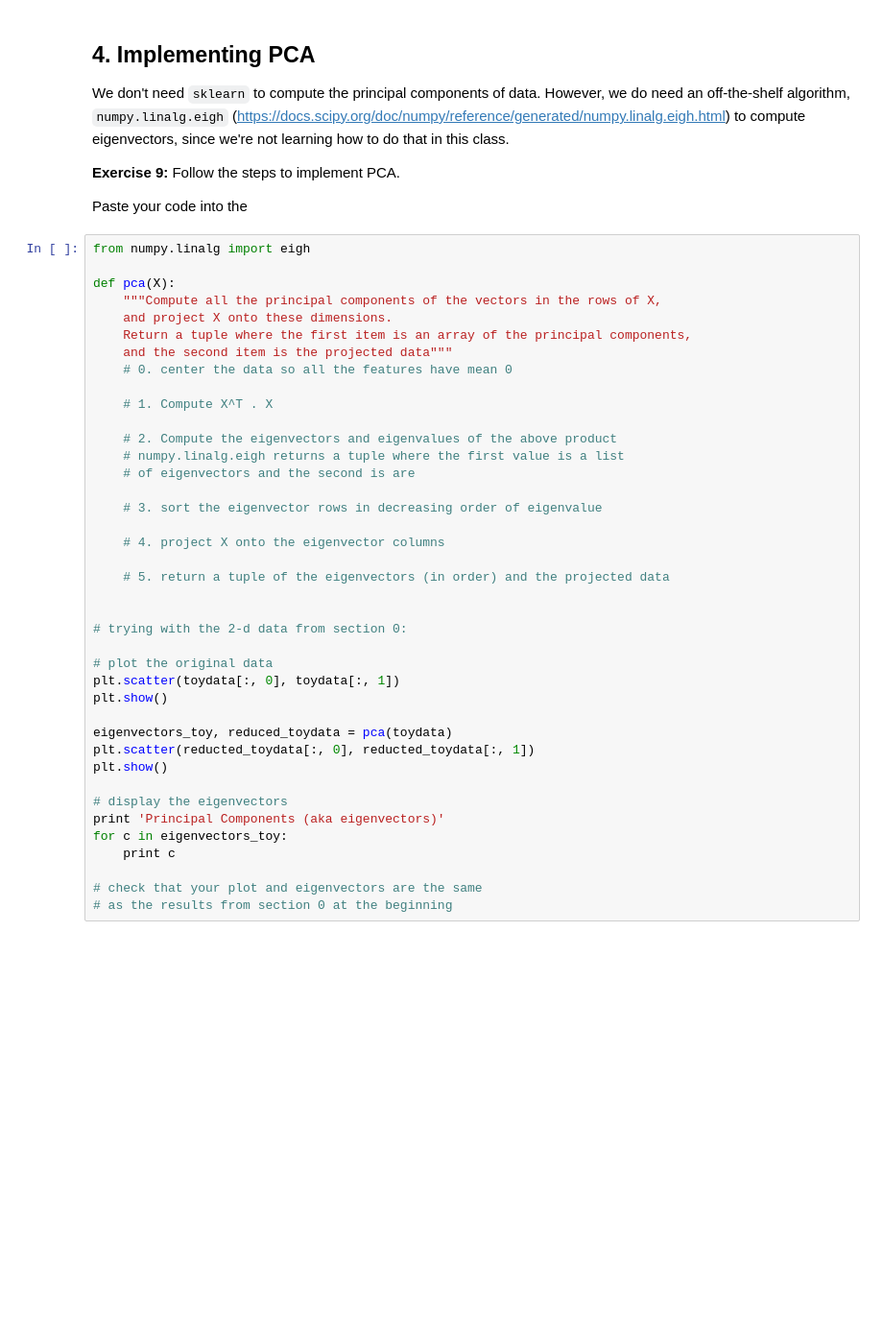
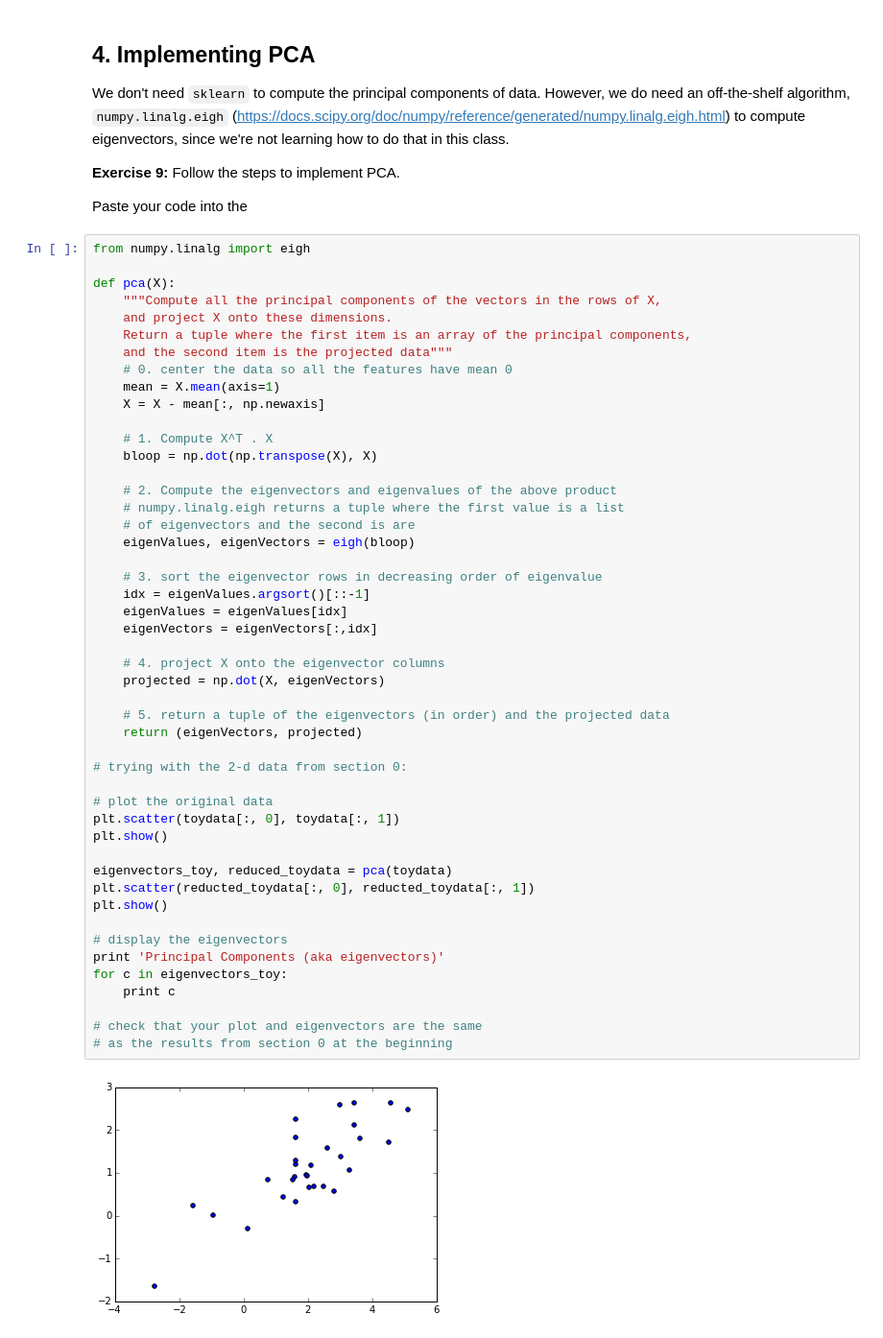
Before and after one commit to sunnyyy/python-notebooks, a Jupyter notebook: pca.ipynb, the cells around one changed output. Shown: that part at 96% size. Drawn from its saved outputs; the diff is of its cells as text; blank space fills up the shorter version.

```diff
--- a/pca.ipynb
+++ b/pca.ipynb
@@ -290,34 +365,44 @@ def pca(X):
     Return a tuple where the first item is an array of the principal components,
     and the second item is the projected data"""
     # 0. center the data so all the features have mean 0
+    mean = X.mean(axis=1)
+    X = X - mean[:, np.newaxis]
 
     # 1. Compute X^T . X
+    bloop = np.dot(np.transpose(X), X)
 
     # 2. Compute the eigenvectors and eigenvalues of the above product
     # numpy.linalg.eigh returns a tuple where the first value is a list
     # of eigenvectors and the second is are
+    eigenValues, eigenVectors = eigh(bloop)
 
     # 3. sort the eigenvector rows in decreasing order of eigenvalue
+    idx = eigenValues.argsort()[::-1]
+    eigenValues = eigenValues[idx]
+    eigenVectors = eigenVectors[:,idx]
 
     # 4. project X onto the eigenvector columns
+    projected = np.dot(X, eigenVectors)
 
     # 5. return a tuple of the eigenvectors (in order) and the projected data
-
+    return (eigenVectors, projected)
 
 # trying with the 2-d data from section 0:
 
 # plot the original data
 plt.scatter(toydata[:, 0], toydata[:, 1])
 plt.show()
 
 eigenvectors_toy, reduced_toydata = pca(toydata)
 plt.scatter(reducted_toydata[:, 0], reducted_toydata[:, 1])
 plt.show()
 
 # display the eigenvectors
 print 'Principal Components (aka eigenvectors)'
 for c in eigenvectors_toy:
     print c
 
 # check that your plot and eigenvectors are the same
 # as the results from section 0 at the beginning
+# %% [output]
+[figure, added]
```
Also changed, not shown: parts of 13 cells of this notebook, 4 other files.
